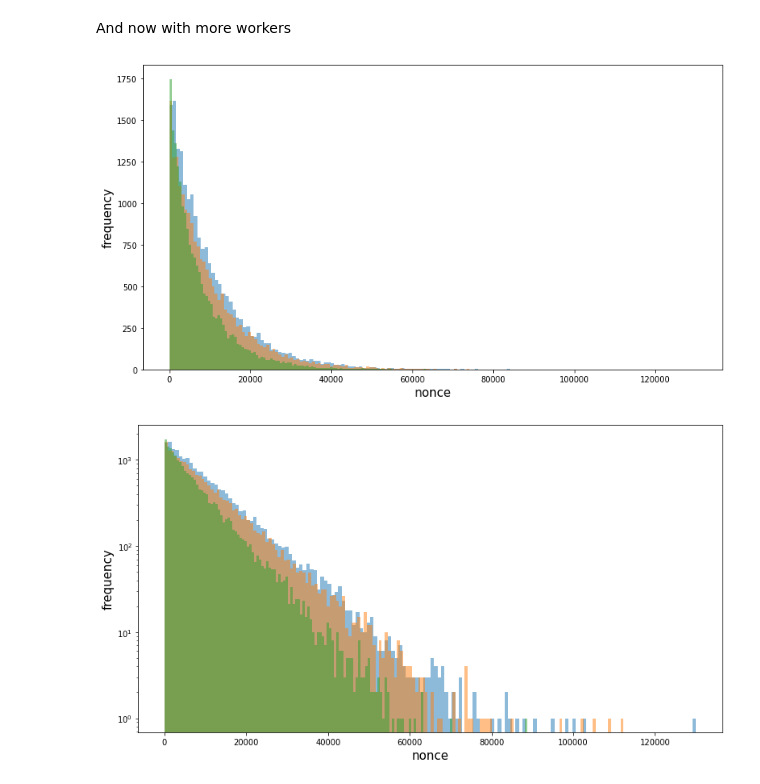
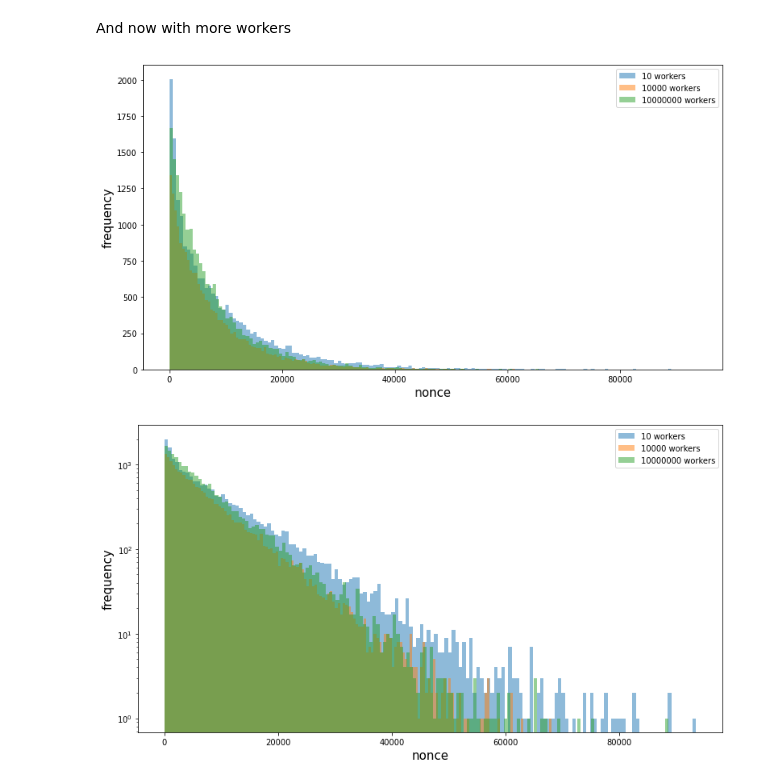
Before and after one commit to Mitchellpkt/PoW-nonce-search-simulator, a Jupyter notebook: PoW search simulator.ipynb, the cells around one changed output. Cells and saved outputs as stored; diff of their text form; code cells hidden in the pictures.

Commit message:
updates plots from 10 workers to 10M workers

```diff
--- a/PoW search simulator.ipynb
+++ b/PoW search simulator.ipynb
@@ -168,7 +168,7 @@ individual_plots = False
 # %% [markdown]
 First, try with a few workers
 # %%
-number_of_workers_small = 1
+number_of_workers_small = 10
 N = Network(fractional_difficulty = fractional_difficulty)
 N.initialize_n_workers(number_of_workers = number_of_workers_small,worker_hashes_per_second=5)
 N.mine_n_blocks(number_of_blocks=number_of_blocks, verbose=False)
@@ -178,7 +178,7 @@ if individual_plots:
 # %% [markdown]
 And now with more workers
 # %%
-number_of_workers_medium = 100
+number_of_workers_medium = 10_000
 M = Network(fractional_difficulty = fractional_difficulty)
 M.initialize_n_workers(number_of_workers = number_of_workers_medium,worker_hashes_per_second=5)
 M.mine_n_blocks(number_of_blocks=number_of_blocks, verbose=False)
@@ -186,7 +186,7 @@ if individual_plots:
         isli.scatter(M.block_height_list, M.block_nonce_list, xlabel='height', ylabel='nonce', markersize=50, title = "Nonce distribution with " + str(number_of_workers) + ' workers')
         isli.hist(M.block_nonce_list, xlabel='nonce', ylabel='frequency', title = "Nonce distribution with " + str(number_of_workers_medium) + ' workers');
 # %%
-number_of_workers_large = 10000
+number_of_workers_large = 10_000_000
 L = Network(fractional_difficulty = fractional_difficulty)
 L.initialize_n_workers(number_of_workers = number_of_workers_large ,worker_hashes_per_second=5)
 L.mine_n_blocks(number_of_blocks=number_of_blocks, verbose=False)
@@ -196,14 +196,16 @@ if individual_plots:
 # %%
 dataDict = {
     str(number_of_workers_small) + " workers":N.block_nonce_list,
     str(number_of_workers_medium) + " workers":M.block_nonce_list,
     str(number_of_workers_large) + " workers":L.block_nonce_list
     }
-
+legend = (str(number_of_workers_small) + " workers", str(number_of_workers_medium) + " workers", str(number_of_workers_large) + " workers")
 isli.hist(dataDict, xlabel = "nonce", ylabel = "frequency", alpha=0.5)
-isli.hist(dataDict, xlabel = "nonce", ylabel = "frequency", alpha=0.5, yscale='log');
+plt.legend(legend)
+isli.hist(dataDict, xlabel = "nonce", ylabel = "frequency", alpha=0.5, yscale='log')
+plt.legend(legend);
 # %% [output]
-[figure, old version]
+[figure, new version]
-[figure, old version]
+[figure, new version]
 # %%
 isli.hist(dataDict, xlabel = "nonce", ylabel = "frequency", alpha=0.5, density=True)
```
Also changed, not shown: parts of 2 cells of this notebook.
